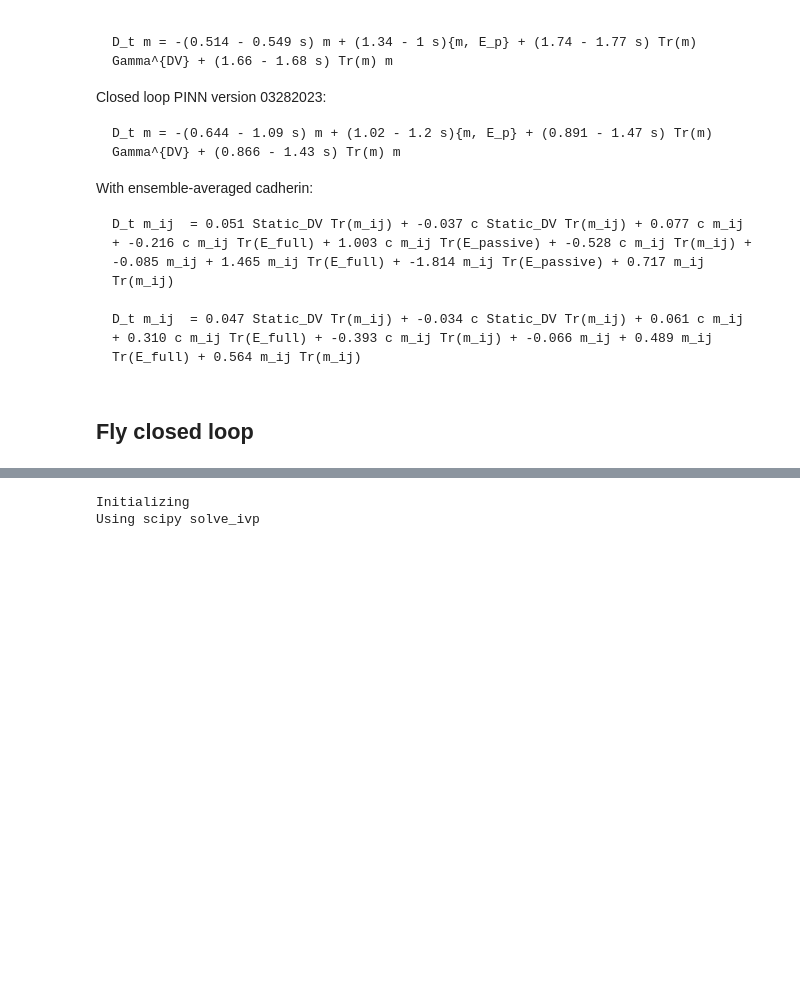
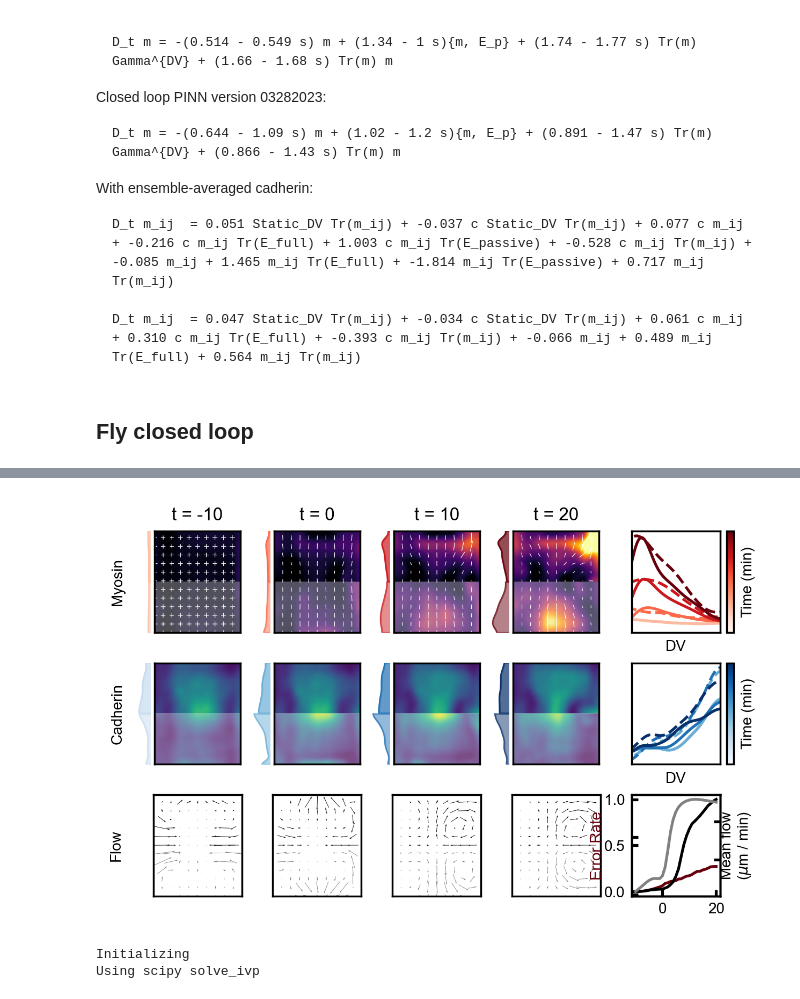
Before and after one commit to jcolen/drosophila_morphogenesis, a Jupyter notebook: ClosedLoop_NODE_Forecasting.ipynb, the cells around one changed output, grey strips where cells are left out. Drawn from its saved outputs; the diff is of its cells as text; code cells hidden in the pictures; blank space fills up the shorter version.

```diff
--- a/ClosedLoop_NODE_Forecasting.ipynb
+++ b/ClosedLoop_NODE_Forecasting.ipynb
@@ -110,3 +115,12 @@ Using torchdiffeq solver
+# %%
+comparison_plot(t0,
+                ('Myosin', m, m0),
+                ('Cadherin', s, s0),
+                ('Flow', v, v0),
+                dt=10)
+plt.savefig('Figures/Figure3/tangent_space_forecasting.svg', bbox_inches='tight')
+# %% [output]
+[figure, added]
 # %%
 from utils.forecasting.transforms import *
 from utils.forecasting.closed_loop import ClosedFlyLoop
```
Also changed, not shown: parts of 2 cells of this notebook, 7 other files.
